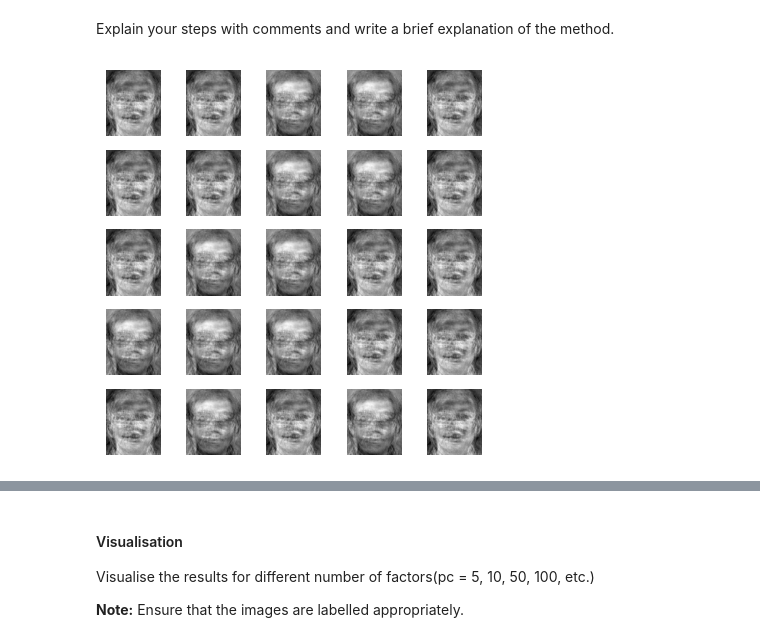
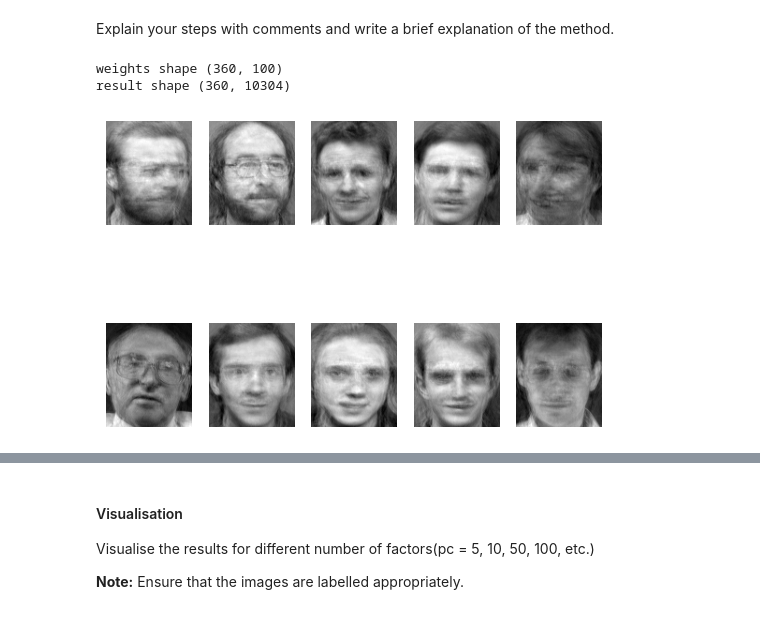
Before and after one commit to oops-moment/SMAI-SEM6, a Jupyter notebook: rollnumber_A2/rollnumber_A2_Q3/Q3.ipynb, the cells around one changed output, grey strips where cells are left out. Drawn from its saved outputs; the diff is of its cells as text; code cells hidden in the pictures.

```diff
--- a/rollnumber_A2/rollnumber_A2_Q3/Q3.ipynb
+++ b/rollnumber_A2/rollnumber_A2_Q3/Q3.ipynb
@@ -174,16 +152,0 @@ weights shape (360, 100)
-# %%
-
-import numpy as np
-
-# Assuming 'weights' is a 2D array of shape (360, 100)
-# Assuming 'eigen_vectors' is a 2D array of shape (10304, 100)
-
-# Reshape weights to (360, 100, 1) to facilitate broadcasting
-weights_reshaped = weights.reshape(360, 100, 1)
-
-# Multiply each weight by the corresponding eigen vector for each image
-result = np.sum(weights_reshaped * top_eigen_vectors.T, axis=1)
-
-print("result shape",result.shape)
-
-# 'result' now contains the element-wise weighted sum for each image
@@ -221,0 +153,2 @@ def principalComponentAnalysis(X, numComponents):
+# %%
+numComponents = 20
@@ -221,0 +200,2 @@ def principalComponentAnalysis(X, numComponents):
+# %%
+eigen_faces, mean_face, zero_mean_faces = principalComponentAnalysis(trainFaces,numComponents)
@@ -223,33 +208,3 @@ def principalComponentAnalysis(X, numComponents):
 #### Implement Image Reconstruction from Eigenfaces
 # %% [markdown]
 Explain your steps with comments and write a brief explanation of the method.
-# %%
-# Corrected syntax errors
-k = 360
-weights = np.zeros((360, k))
-# Basically for each of the 360 photos, I need to store the weight coefficient for each of the top eigenfaces
-
-matrix_top_eigen = np.zeros((112 * 92, k))
-c = 0
-
-for val in range(k-1, -1, -1):
-    matrix_top_eigen[:, c] = u_list[val].flatten()
-    c = c + 1
-
-reconstructed_faces = []
-
-for face_num in range(0,360):
-    w=np.dot(np.transpose(matrix_top_eigen), zero_mean_matrix[:, face_num])
-    weights[face_num, :] = w
-    reconstructed_face = np.dot(w,np.transpose(matrix_top_eigen))
-    minf=np.min(reconstructed_face)
-    maxf=np.max(reconstructed_face)
-    reconstructed_face= reconstructed_face-float(minf)
-    reconstructed_face= reconstructed_face/float(maxf-minf)
-    reconstructed_face= reconstructed_face + np.transpose(mean_face)
-    # reshpe ot 2d
-    reconstructed_faces.append(reconstructed_face.reshape(112, 92))
-
-griddisplay(reconstructed_faces)
-# %% [output]
-[figure, removed]
@@ -264,0 +211,27 @@ def imageReconstruction(testFace, eigenFaces, meanFace):
+# %%
+def reconstruction_train(zero_mean_faces, eigen_faces, mean_face,numComponents):
+    # STEP 5 : COMPUTE WEIGHTS
+    weights = np.dot(zero_mean_faces, eigen_faces)
+    print("weights shape",weights.shape)
+
+    # STEP 6 : RECONSTRUCT THE FACES Ir= meanface + eigen faces*weights
+    weights_reshaped = weights.reshape(360, numComponents, 1)
+    result = np.sum(weights_reshaped * eigen_faces.T, axis=1)
+    print("result shape",result.shape)
+    reconstrcuted_faces = result + mean_face
+    reconstrcuted_faces_resize = reconstrcuted_faces.reshape((reconstrcuted_faces.shape[0], 112, 92))
+
+    # Display the first 10 reconstructed faces
+    for i in range(10):
+        # show them as grid of 2x5
+        plt.subplot(2, 5, i+1)
+        plt.imshow(reconstrcuted_faces_resize[i], cmap='gray')
+        plt.axis('off')
+
+    return weights
+# %%
+weights=reconstruction_train(zero_mean_faces, eigen_faces, mean_face,numComponents)
+# %% [output]
+weights shape (360, 100)
+result shape (360, 10304)
+[figure, added]
```
Also changed, not shown: parts of 20 cells of this notebook.
